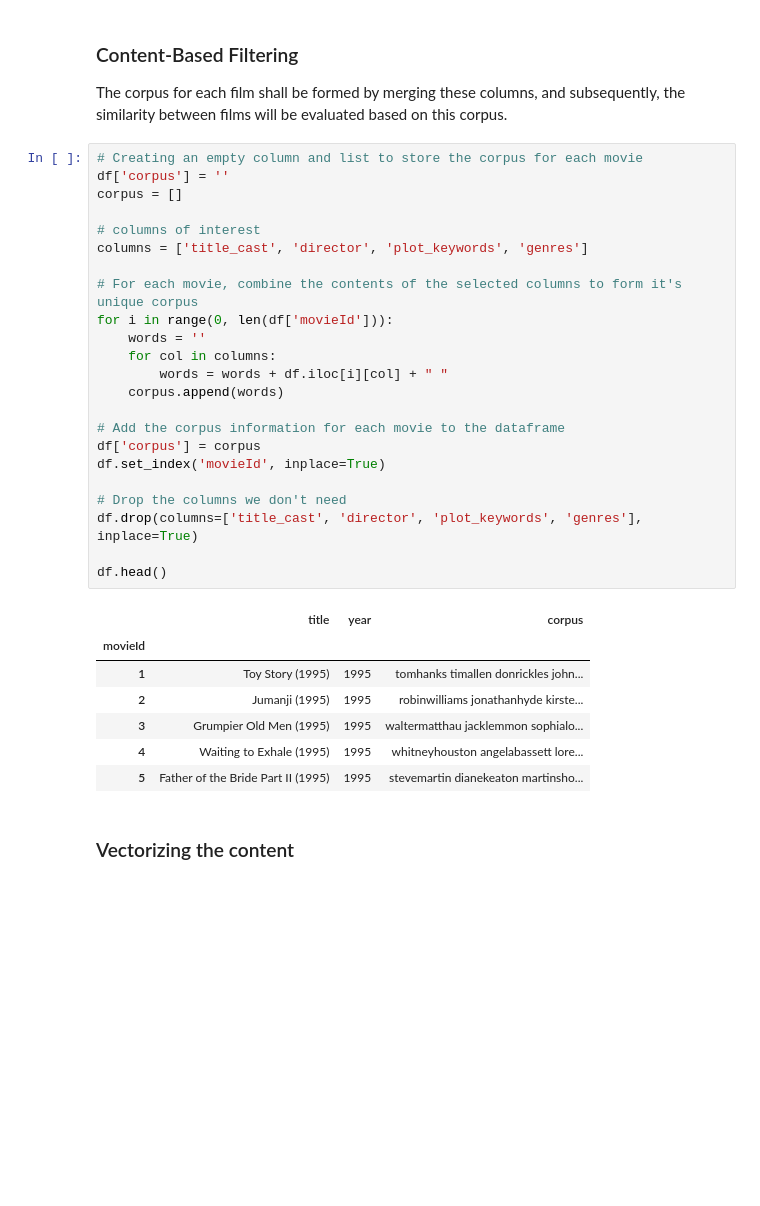
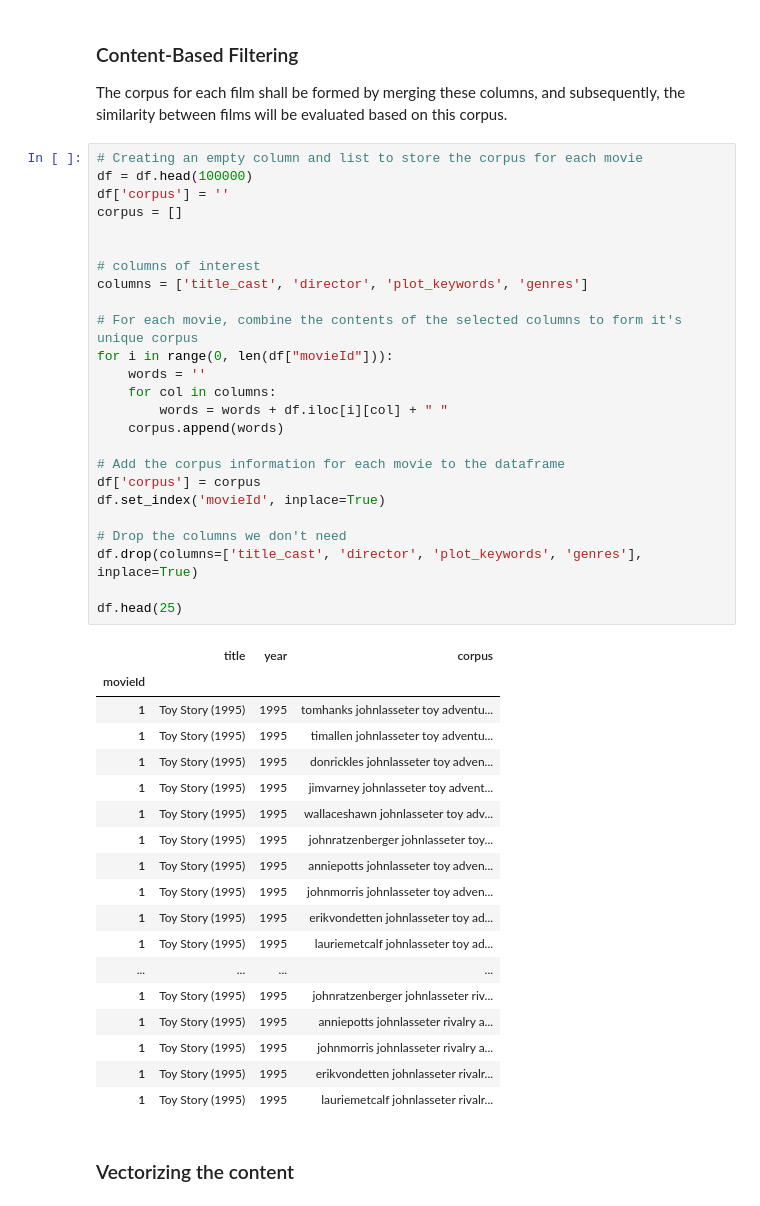
Before and after one commit to Mutiso-ac/Unsupervised-Predict-TeamBM5-2023, a Jupyter notebook: TeamBM5_Unsup_Learning_Notebbok.ipynb, the cells around one changed output. Cells and saved outputs as stored; diff of their text form; blank space fills up the shorter version.

```diff
--- a/TeamBM5_Unsup_Learning_Notebbok.ipynb
+++ b/TeamBM5_Unsup_Learning_Notebbok.ipynb
@@ -1236,35 +1098,48 @@ The established recognition of Lucbesson, Stephen King, Woody Allen, Ki-dukkim,
 The corpus for each film shall be formed by merging these columns, and subsequently, the similarity between films will be evaluated based on this corpus.
 # %%
 # Creating an empty column and list to store the corpus for each movie
+df = df.head(100000)
 df['corpus'] = ''
 corpus = []
+
 
 # columns of interest
 columns = ['title_cast', 'director', 'plot_keywords', 'genres']
 
 # For each movie, combine the contents of the selected columns to form it's unique corpus
-for i in range(0, len(df['movieId'])):
+for i in range(0, len(df["movieId"])):
     words = ''
     for col in columns:
         words = words + df.iloc[i][col] + " "
     corpus.append(words)
 
 # Add the corpus information for each movie to the dataframe
 df['corpus'] = corpus
 df.set_index('movieId', inplace=True)
 
 # Drop the columns we don't need
 df.drop(columns=['title_cast', 'director', 'plot_keywords', 'genres'], inplace=True)
 
-df.head()
+df.head(25)
 # %% [output]
 |  | title | year | corpus |
 | movieId |  |  |  |
-| 1 | Toy Story (1995) | 1995 | tomhanks timallen donrickles john... |
-| 2 | Jumanji (1995) | 1995 | robinwilliams jonathanhyde kirste... |
-| 3 | Grumpier Old Men (1995) | 1995 | waltermatthau jacklemmon sophialo... |
-| 4 | Waiting to Exhale (1995) | 1995 | whitneyhouston angelabassett lore... |
-| 5 | Father of the Bride Part II (1995) | 1995 | stevemartin dianekeaton martinsho... |
+| 1 | Toy Story (1995) | 1995 | tomhanks johnlasseter toy adventu... |
+| 1 | Toy Story (1995) | 1995 | timallen johnlasseter toy adventu... |
+| 1 | Toy Story (1995) | 1995 | donrickles johnlasseter toy adven... |
+| 1 | Toy Story (1995) | 1995 | jimvarney johnlasseter toy advent... |
+| 1 | Toy Story (1995) | 1995 | wallaceshawn johnlasseter toy adv... |
+| 1 | Toy Story (1995) | 1995 | johnratzenberger johnlasseter toy... |
+| 1 | Toy Story (1995) | 1995 | anniepotts johnlasseter toy adven... |
+| 1 | Toy Story (1995) | 1995 | johnmorris johnlasseter toy adven... |
+| 1 | Toy Story (1995) | 1995 | erikvondetten johnlasseter toy ad... |
+| 1 | Toy Story (1995) | 1995 | lauriemetcalf johnlasseter toy ad... |
+| ... | ... | ... | ... |
+| 1 | Toy Story (1995) | 1995 | johnratzenberger johnlasseter riv... |
+| 1 | Toy Story (1995) | 1995 | anniepotts johnlasseter rivalry a... |
+| 1 | Toy Story (1995) | 1995 | johnmorris johnlasseter rivalry a... |
+| 1 | Toy Story (1995) | 1995 | erikvondetten johnlasseter rivalr... |
+| 1 | Toy Story (1995) | 1995 | lauriemetcalf johnlasseter rivalr... |
 # %% [markdown]
 ### Vectorizing the content
 # %%
```
Also changed, not shown: parts of 37 cells of this notebook.
